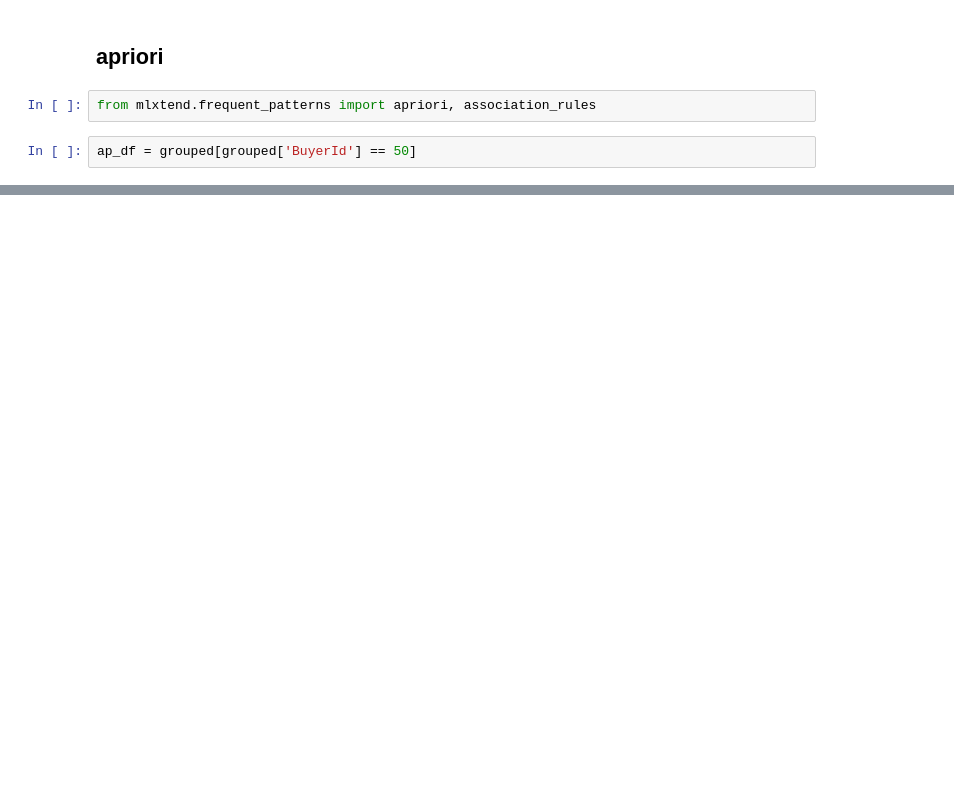
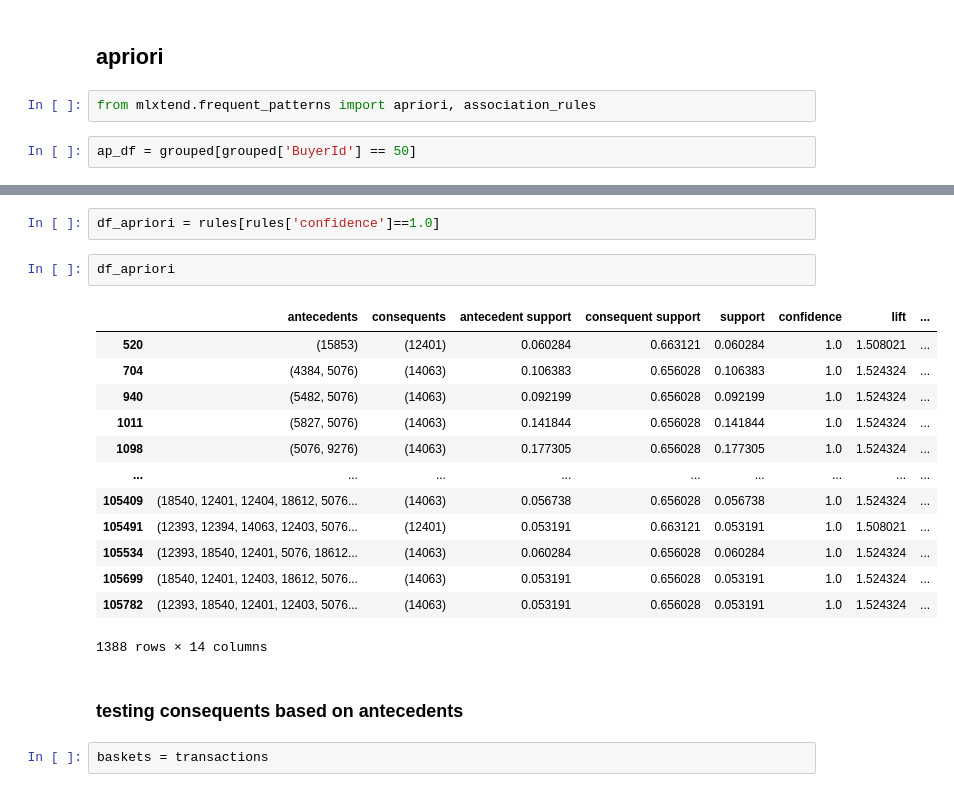
Before and after one commit to AliAkbariAlashti/Machine-learning, a Jupyter notebook: recommendation-system/befoys-cs.ipynb, the cells around one changed output, grey strips where cells are left out. Drawn from its saved outputs; the diff is of its cells as text; blank space fills up the shorter version.

```diff
--- a/recommendation-system/befoys-cs.ipynb
+++ b/recommendation-system/befoys-cs.ipynb
@@ -437,0 +174,22 @@ Product(s) frozenset({12401, 14063}) with confidence 0.55
+# %%
+df_apriori = rules[rules['confidence']==1.0]
+# %%
+df_apriori
+# %% [output]
+|  | antecedents | consequents | antecedent support | consequent support | support | confidence | lift | ... |
+| 520 | (15853) | (12401) | 0.060284 | 0.663121 | 0.060284 | 1.0 | 1.508021 | ... |
+| 704 | (4384, 5076) | (14063) | 0.106383 | 0.656028 | 0.106383 | 1.0 | 1.524324 | ... |
+| 940 | (5482, 5076) | (14063) | 0.092199 | 0.656028 | 0.092199 | 1.0 | 1.524324 | ... |
+| 1011 | (5827, 5076) | (14063) | 0.141844 | 0.656028 | 0.141844 | 1.0 | 1.524324 | ... |
+| 1098 | (5076, 9276) | (14063) | 0.177305 | 0.656028 | 0.177305 | 1.0 | 1.524324 | ... |
+| ... | ... | ... | ... | ... | ... | ... | ... | ... |
+| 105409 | (18540, 12401, 12404, 18612, 5076... | (14063) | 0.056738 | 0.656028 | 0.056738 | 1.0 | 1.524324 | ... |
+| 105491 | (12393, 12394, 14063, 12403, 5076... | (12401) | 0.053191 | 0.663121 | 0.053191 | 1.0 | 1.508021 | ... |
+| 105534 | (12393, 18540, 12401, 5076, 18612... | (14063) | 0.060284 | 0.656028 | 0.060284 | 1.0 | 1.524324 | ... |
+| 105699 | (18540, 12401, 12403, 18612, 5076... | (14063) | 0.053191 | 0.656028 | 0.053191 | 1.0 | 1.524324 | ... |
+| 105782 | (12393, 18540, 12401, 12403, 5076... | (14063) | 0.053191 | 0.656028 | 0.053191 | 1.0 | 1.524324 | ... |
+1388 rows × 14 columns
+# %% [markdown]
+### testing consequents based on antecedents
+# %%
+baskets = transactions
```
Also changed, not shown: parts of 40 cells of this notebook.
